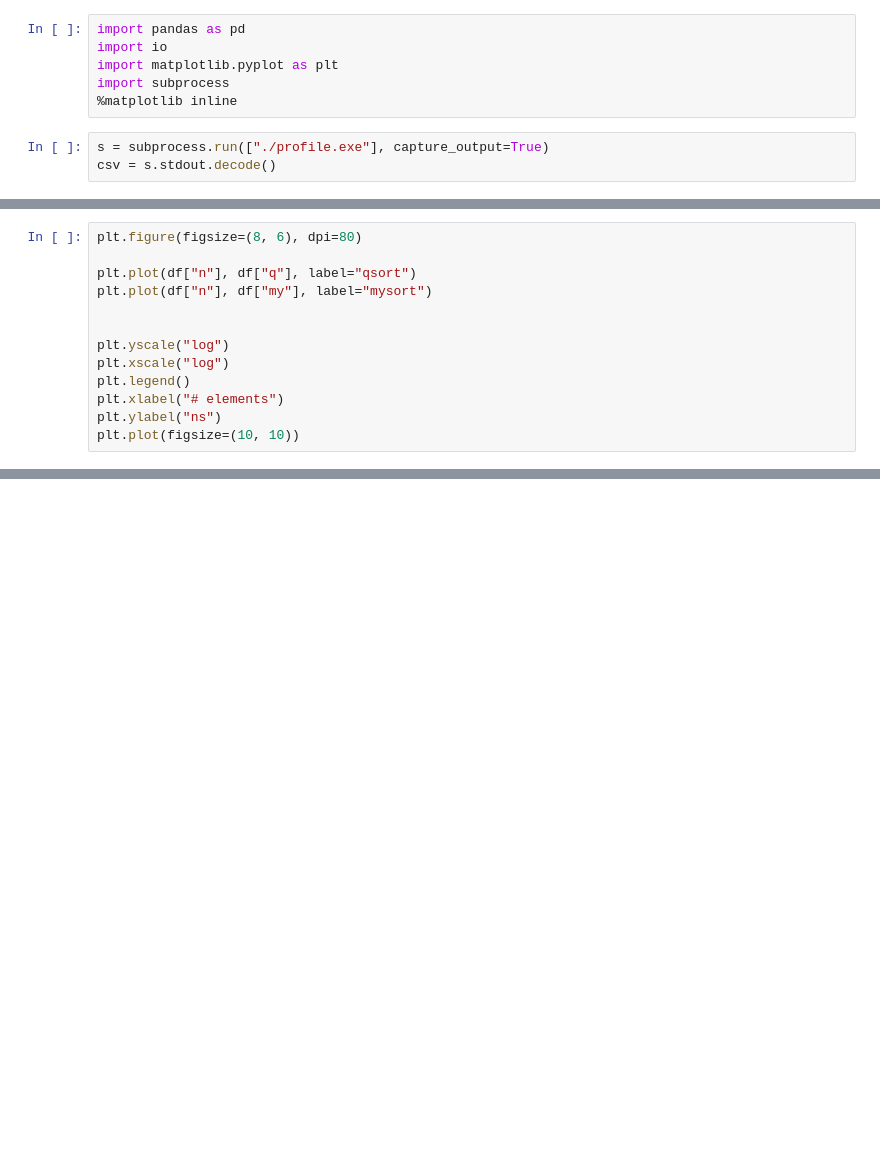
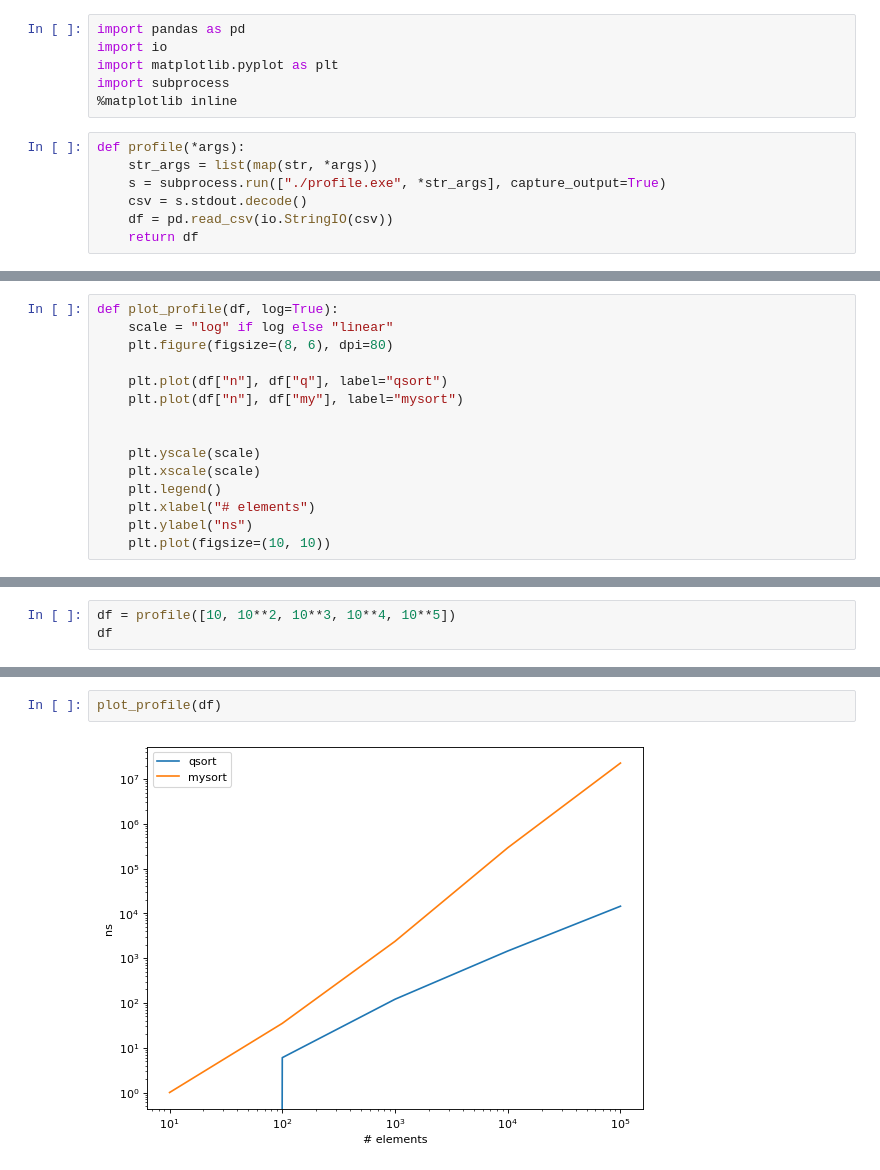
Before and after one commit to awarebayes/cprog, a Jupyter notebook: lab_07_01_02/EDA.ipynb, the cells around one changed output, grey strips where cells are left out. Drawn from its saved outputs; the diff is of its cells as text; blank space fills up the shorter version.

```diff
--- a/lab_07_01_02/EDA.ipynb
+++ b/lab_07_01_02/EDA.ipynb
@@ -5,5 +5,9 @@ import matplotlib.pyplot as plt
 import subprocess
 %matplotlib inline
 # %%
-s = subprocess.run(["./profile.exe"], capture_output=True)
-csv = s.stdout.decode()
+def profile(*args):
+    str_args = list(map(str, *args))
+    s = subprocess.run(["./profile.exe", *str_args], capture_output=True)
+    csv = s.stdout.decode()
+    df = pd.read_csv(io.StringIO(csv))
+    return df
@@ -20,13 +14,15 @@ df
 # %%
-plt.figure(figsize=(8, 6), dpi=80)
+def plot_profile(df, log=True):
+    scale = "log" if log else "linear"
+    plt.figure(figsize=(8, 6), dpi=80)
 
-plt.plot(df["n"], df["q"], label="qsort")
-plt.plot(df["n"], df["my"], label="mysort")
+    plt.plot(df["n"], df["q"], label="qsort")
+    plt.plot(df["n"], df["my"], label="mysort")
 
 
-plt.yscale("log")
-plt.xscale("log")
-plt.legend()
-plt.xlabel("# elements")
-plt.ylabel("ns")
-plt.plot(figsize=(10, 10))
+    plt.yscale(scale)
+    plt.xscale(scale)
+    plt.legend()
+    plt.xlabel("# elements")
+    plt.ylabel("ns")
+    plt.plot(figsize=(10, 10))
@@ -35,0 +29,3 @@ plt.plot(figsize=(10, 10))
+# %%
+df = profile([10, 10**2, 10**3, 10**4, 10**5])
+df
@@ -35,0 +39,4 @@ plt.plot(figsize=(10, 10))
+# %%
+plot_profile(df)
+# %% [output]
+[figure, added]
```
Also changed, not shown: parts of 4 cells of this notebook, 3 other files.
